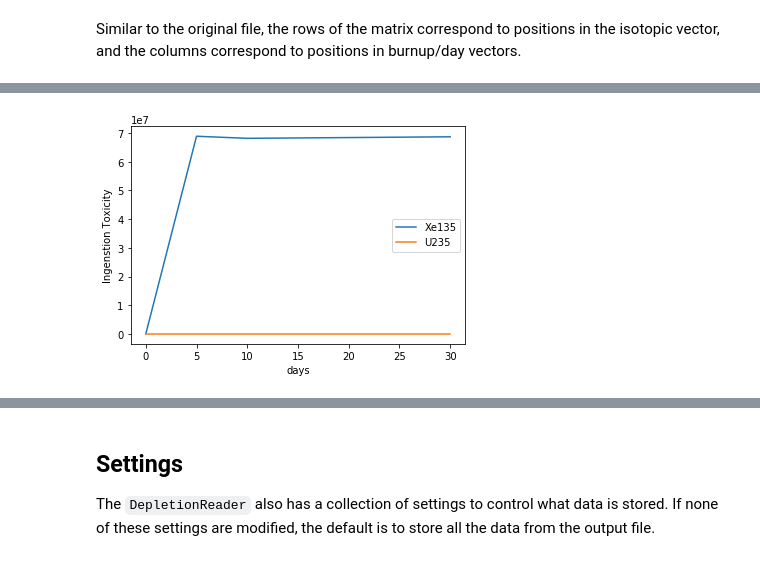
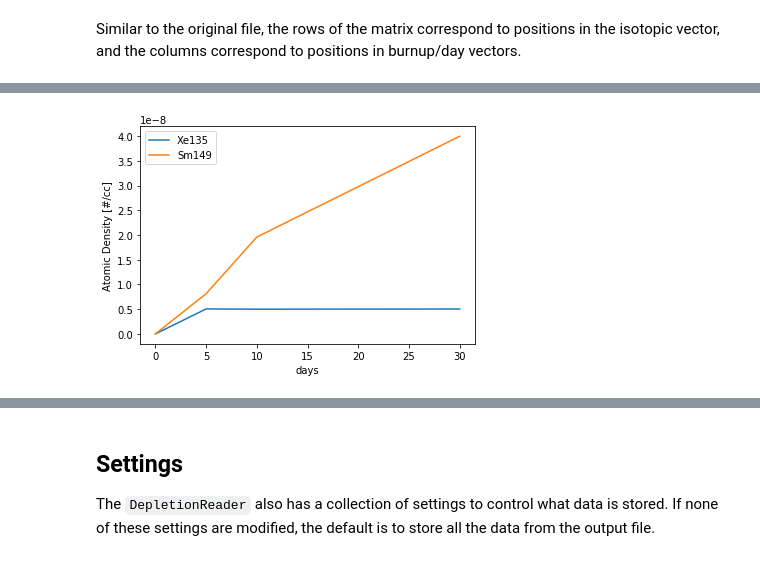
Before and after one commit to CORE-GATECH-GROUP/serpent-tools, a Jupyter notebook: examples/DepletionReader.ipynb, the cells around one changed output, grey strips where cells are left out. Drawn from its saved outputs; the diff is of its cells as text; code cells hidden in the pictures.

```diff
--- a/examples/DepletionReader.ipynb
+++ b/examples/DepletionReader.ipynb
@@ -176,6 +131,6 @@ print(fuel.getValues.__doc__)
 # %%
 dayPoints = [0, 5, 10, 30]
-iso = ['Xe135', 'U235']
+iso = ['Xe135', 'Sm149']
 vals = fuel.getValues('days', 'a', dayPoints, iso)
 print(vals.shape)
 print(vals)
@@ -208,5 +143,5 @@ print(fuel.plot.__doc__)
 # %%
-fuel.plot('days', 'ingTox', dayPoints, iso,
-          ylabel='Ingenstion Toxicity');
+fuel.plot('days', 'adens', dayPoints, iso,
+          ylabel='Atomic Density [#/cc]');
 # %% [output]
-[figure, old version]
+[figure, new version]
```
Also changed, not shown: parts of 25 cells of this notebook, 6 other files.
